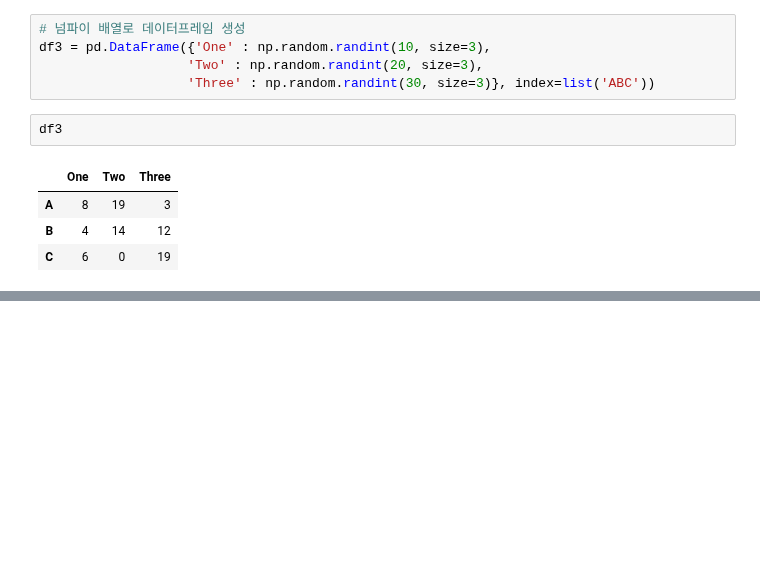
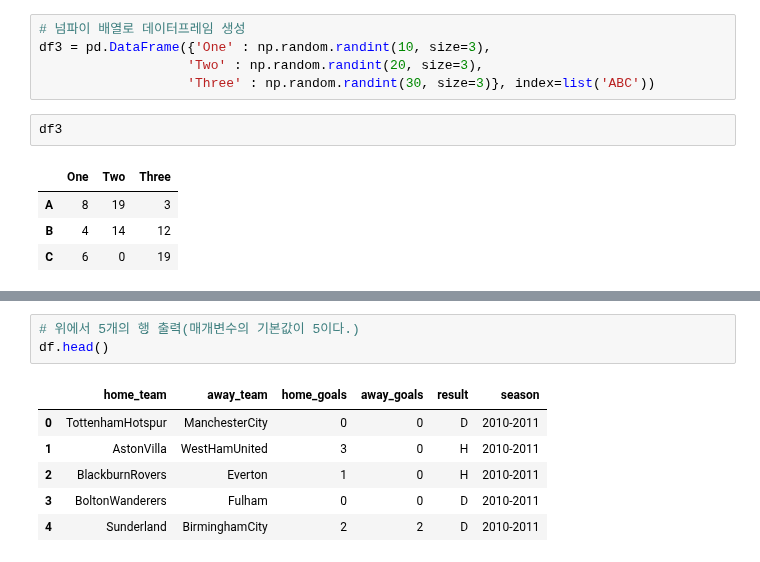
Before and after one commit to galaxy1014/ML_module_summary, a Jupyter notebook: Pandas/Chapter0_Summary/Chapter0.ipynb, the cells around one changed output, grey strips where cells are left out. Drawn from its saved outputs; the diff is of its cells as text; blank space fills up the shorter version.

```diff
--- a/Pandas/Chapter0_Summary/Chapter0.ipynb
+++ b/Pandas/Chapter0_Summary/Chapter0.ipynb
@@ -72,0 +120,10 @@ df3
+# %%
+# 위에서 5개의 행 출력(매개변수의 기본값이 5이다.)
+df.head()
+# %% [output]
+|  | home_team | away_team | home_goals | away_goals | result | season |
+| 0 | TottenhamHotspur | ManchesterCity | 0 | 0 | D | 2010-2011 |
+| 1 | AstonVilla | WestHamUnited | 3 | 0 | H | 2010-2011 |
+| 2 | BlackburnRovers | Everton | 1 | 0 | H | 2010-2011 |
+| 3 | BoltonWanderers | Fulham | 0 | 0 | D | 2010-2011 |
+| 4 | Sunderland | BirminghamCity | 2 | 2 | D | 2010-2011 |
```
Also changed, not shown: parts of 23 cells of this notebook.
